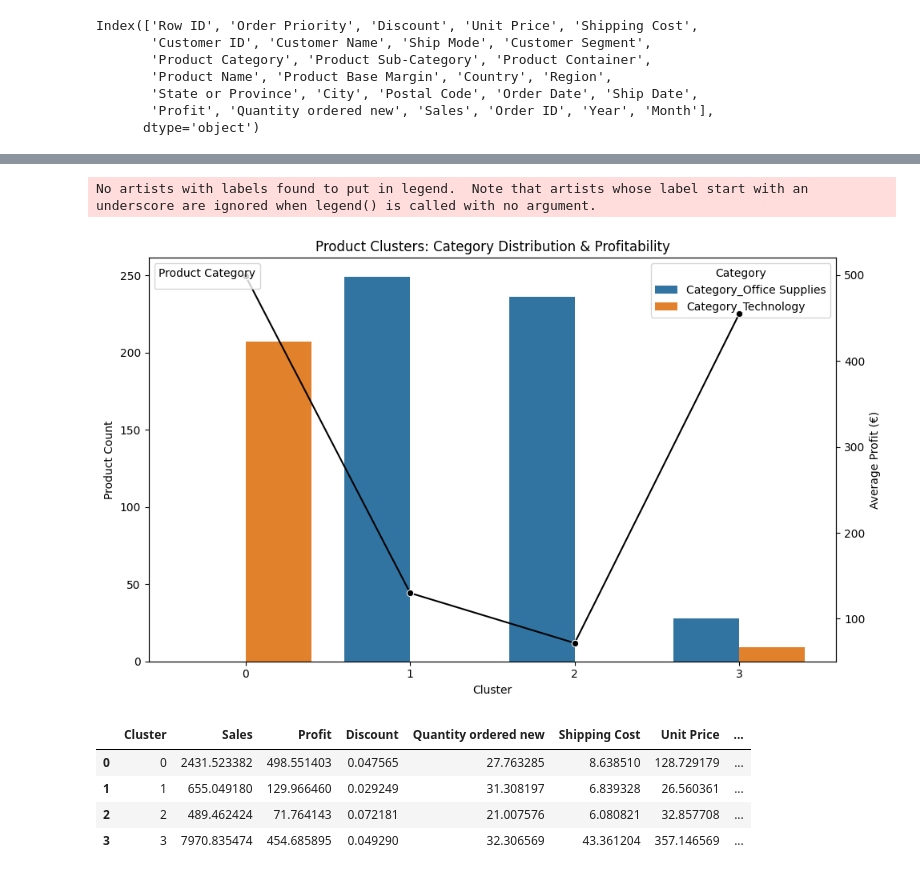
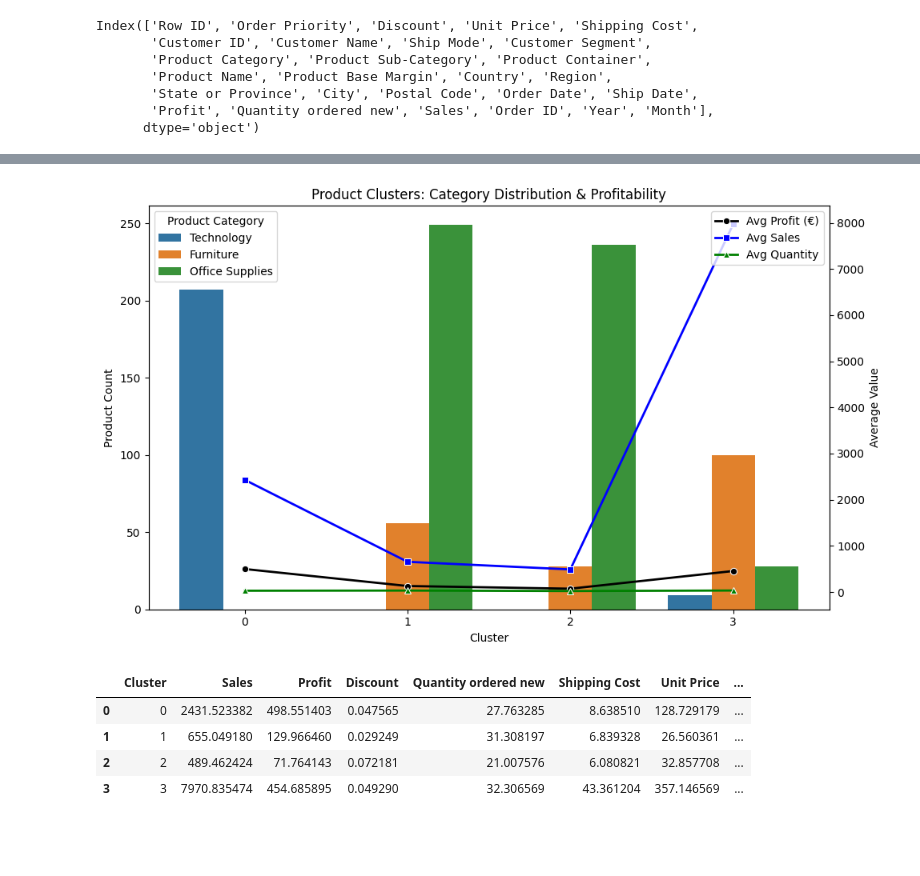
Before and after one commit to BRamotowski/Data-Science-Consulting-Approach, a Jupyter notebook: unsupervised_learning.ipynb, the cells around one changed output, grey strips where cells are left out. Cells and saved outputs as stored; diff of their text form; code cells hidden in the pictures; blank space fills up the shorter version.

Commit message:
clean code for clustering

```diff
--- a/unsupervised_learning.ipynb
+++ b/unsupervised_learning.ipynb
@@ -82,6 +128,14 @@ product_df = orders_df.groupby('Product Name').agg({
     'Unit Price': 'mean',
     'Product Base Margin': 'mean'
 }).reset_index()
+
+# Get most common category per product
+category_info = orders_df.groupby('Product Name')['Product Category'] \
+                         .agg(lambda x: x.mode()[0] if not x.mode().empty else x.iloc[0]) \
+                         .reset_index()
+
+# Merge category back
+product_df = pd.merge(product_df, category_info, on='Product Name', how='left')
 
 # Step 1: Select needed columns
 product_categories = orders_df[['Product Name', 'Product Category']]
@@ -103,53 +157,66 @@ if 'Product Name' not in product_df.columns:
     product_df = product_df.reset_index()
 
 # ----------- Step 2: Scale & Cluster ----------- #
-X_prod = product_df.drop('Product Name', axis=1)
-# Fill NaNs with column mean
+# Save original category column for later
+category_col = product_df['Product Category']
+
+# Drop non-numeric for clustering
+X_prod = product_df.drop(['Product Name', 'Product Category'], axis=1)
 X_prod = X_prod.fillna(X_prod.mean())
 
+# Scale & cluster
 X_prod_scaled = scaler.fit_transform(X_prod)
-
 kmeans_prod = KMeans(n_clusters=4, random_state=42)
 product_df['Cluster'] = kmeans_prod.fit_predict(X_prod_scaled)
+
+# Reattach category
+product_df['Product Category'] = category_col
 
 # ----------- Step 3: Visualize ----------- #
 # sns.pairplot(product_df, hue='Cluster', diag_kind='kde')
 # plt.suptitle('Product Clustering', y=1.02)
 # plt.show()
 # %%
-# Prepare cluster-wise profit
-cluster_profit = product_df.groupby('Cluster')['Profit'].mean().reset_index()
-cluster_profit.columns = ['Cluster', 'Avg_Profit']
+# ----------- Prepare data ----------- #
+# Count of products by cluster and category
+category_counts = product_df.groupby(['Cluster', 'Product Category']) \
+                            .size().reset_index(name='Product Count')
 
-# Melt category columns
-melted = product_df.melt(
-    id_vars=['Cluster'],
-    value_vars=['Category_Office Supplies', 'Category_Technology'],
-    var_name='Category',
-    value_name='IsCategory'
-)
-melted = melted[melted['IsCategory']]
+# Average profit, sales, and quantity per cluster
+cluster_stats = product_df.groupby('Cluster').agg({
+    'Profit': 'mean',
+    'Sales': 'mean',
+    'Quantity ordered new': 'mean'
+}).reset_index()
 
-# Plot
+# ----------- Plot ----------- #
 fig, ax1 = plt.subplots(figsize=(10, 6))
 
 # Bar chart: product count by cluster and category
-sns.countplot(data=melted, x='Cluster', hue='Category', ax=ax1)
+sns.barplot(data=category_counts, x='Cluster', y='Product Count',
+            hue='Product Category', ax=ax1)
 ax1.set_ylabel('Product Count')
 ax1.set_xlabel('Cluster')
 ax1.set_title('Product Clusters: Category Distribution & Profitability')
 
-# Line plot: average profit
+# Line plot: average profit by cluster
 ax2 = ax1.twinx()
-sns.lineplot(data=cluster_profit, x='Cluster', y='Avg_Profit', color='black', marker='o', ax=ax2)
-ax2.set_ylabel('Average Profit (€)')
+sns.lineplot(data=cluster_stats, x='Cluster', y='Profit',
+             color='black', marker='o', linewidth=2, ax=ax2, label='Avg Profit (€)')
+sns.lineplot(data=cluster_stats, x='Cluster', y='Sales',
+             color='blue', marker='s', linewidth=2, ax=ax2, label='Avg Sales')
+sns.lineplot(data=cluster_stats, x='Cluster', y='Quantity ordered new',
+             color='green', marker='^', linewidth=2, ax=ax2, label='Avg Quantity')
 
-plt.legend(title='Product Category', loc='upper left')
-plt.tight_layout()
+ax2.set_ylabel('Average Value')
+
+# Legend and layout
+ax1.legend(title='Product Category', loc='upper left')
+ax2.legend(loc='upper right')
+fig.tight_layout()
 plt.show()
 # %% [output]
-No artists with labels found to put in legend.  Note that artists whose label start with an underscore are ignored when legend() is called with no argument.
-[figure, old version]
+[figure, new version]
 # %%
 product_df.groupby('Cluster')[['Sales', 'Profit', 'Discount', 'Quantity ordered new', 'Shipping Cost', 'Unit Price', 'Product Base Margin']].mean().reset_index()
 # %% [output]
```
Also changed, not shown: parts of 10 cells of this notebook.
